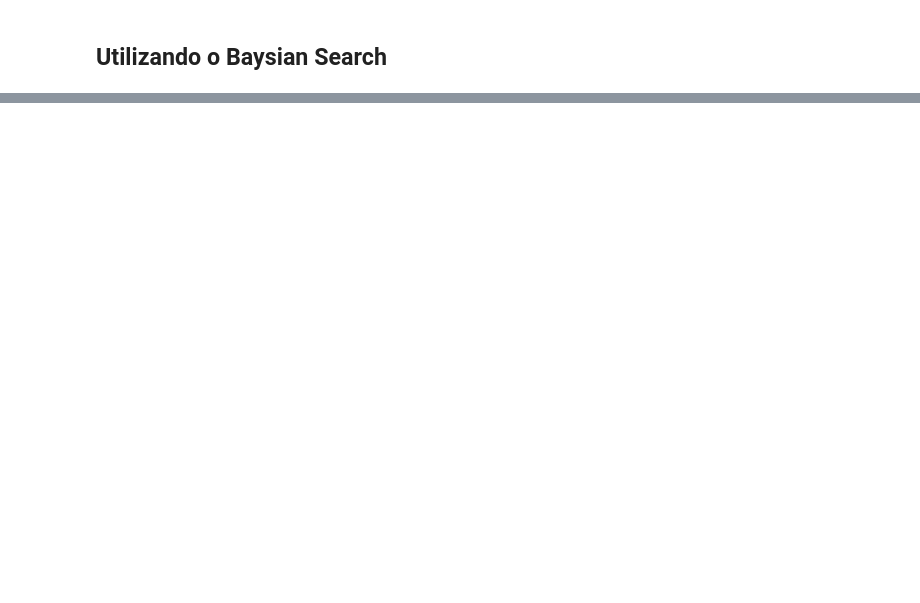
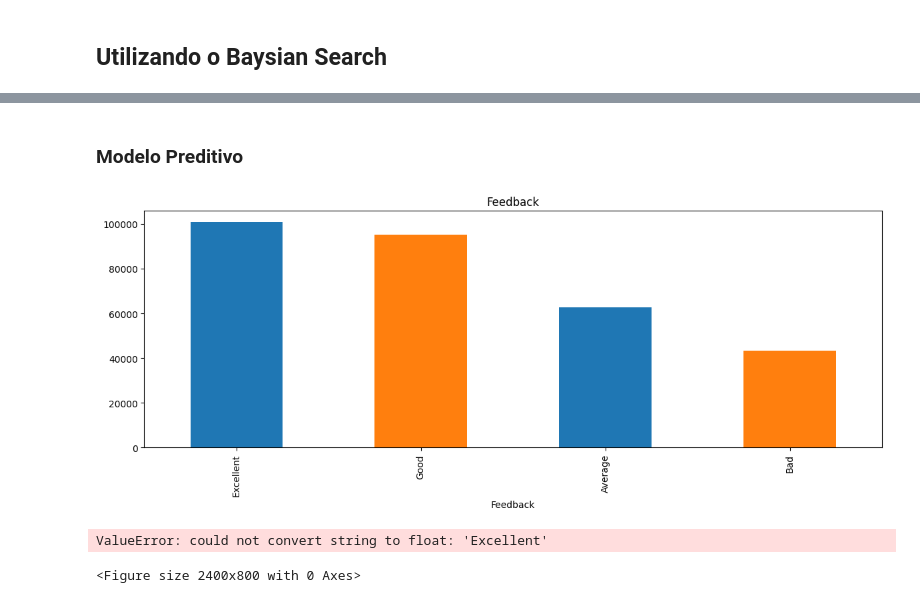
Before and after one commit to menezescarlos/SEGMENTACAO-CLIENTE, a Jupyter notebook: analiseecommerce.ipynb, the cells around one changed output, grey strips where cells are left out. Drawn from its saved outputs; the diff is of its cells as text; code cells hidden in the pictures; blank space fills up the shorter version.

Commit message:
Trabalho ecommerce, com análise modelo preditivo ML

```diff
--- a/analiseecommerce.ipynb
+++ b/analiseecommerce.ipynb
@@ -917,0 +1009,4 @@ Melhor Resultado: {'C': np.float64(7.17667833737621)}; f(x) = 0.74.
+# %%
+#Importação e pré-visualização dos dados, com arquivo CSV
+base_new = pd.read_csv("C:/Users/menez/OneDrive - Faculdade Impacta Tecnologia/IMPACTA 2024/ANO LETIVO 2024/MATÉRIAS/REAL DATA - DRIVEN BUSINESS PROJECT (HANDS-ON)/ecommerce/archive/new_retail_data.csv")
+print(base_new.head())
@@ -917,0 +1022,2 @@ Melhor Resultado: {'C': np.float64(7.17667833737621)}; f(x) = 0.74.
+# %%
+base_new = base_new[base_new['Feedback'] != 0]
@@ -917,0 +1037,38 @@ Melhor Resultado: {'C': np.float64(7.17667833737621)}; f(x) = 0.74.
+# %% [markdown]
+### Modelo Preditivo
+# %%
+#Analisando como a variavel alvo está distribuida.
+#Aqui podemos observar que há muito mais cotas como INADIMPLENTE
+#dessa forma, precisaremos balancear o dataset mais adiante.
+base_new.Feedback.value_counts().plot(kind='bar', title='Feedback',color = ['#1F77B4', '#FF7F0E']);
+# %% [output]
+[figure, added]
+# %%
+import matplotlib.pyplot as plt
+import seaborn as sns
+import pandas as pd
+
+# Supondo que 'base_inteiros' seja seu DataFrame
+# Exemplo de DataFrame
+# base_inteiros = pd.read_csv('seu_arquivo.csv')  # Substitua pelo seu método de leitura de dados
+
+# Verifique se 'base_inteiros' é um DataFrame e contém a coluna 'Feedback'
+if isinstance(base_new, pd.DataFrame) and 'Feedback' in base.columns:
+    plt.figure(figsize=(24, 8))
+
+    # Calculando a matriz de correlação
+    corr_matrix = base_new.corr()
+
+    # Gerando o heatmap de correlação
+    sns.heatmap(corr_matrix, annot=True, fmt=".2f", cmap='coolwarm', linewidths=0.5)
+    plt.title('Feedback Correlação')
+    plt.show()
+
+    # Exibindo a correlação específica com a coluna 'Feedback'
+    corr_with_feedback = corr_matrix['Feedback'].sort_values(ascending=False)
+    print(corr_with_feedback)
+else:
+    print("Certifique-se de que 'base_inteiros' é um DataFrame válido e contém a coluna 'Feedback'.")
+# %% [output]
+ValueError: could not convert string to float: 'Excellent'
+<Figure size 2400x800 with 0 Axes>
```
Also changed, not shown: parts of 44 cells of this notebook.
